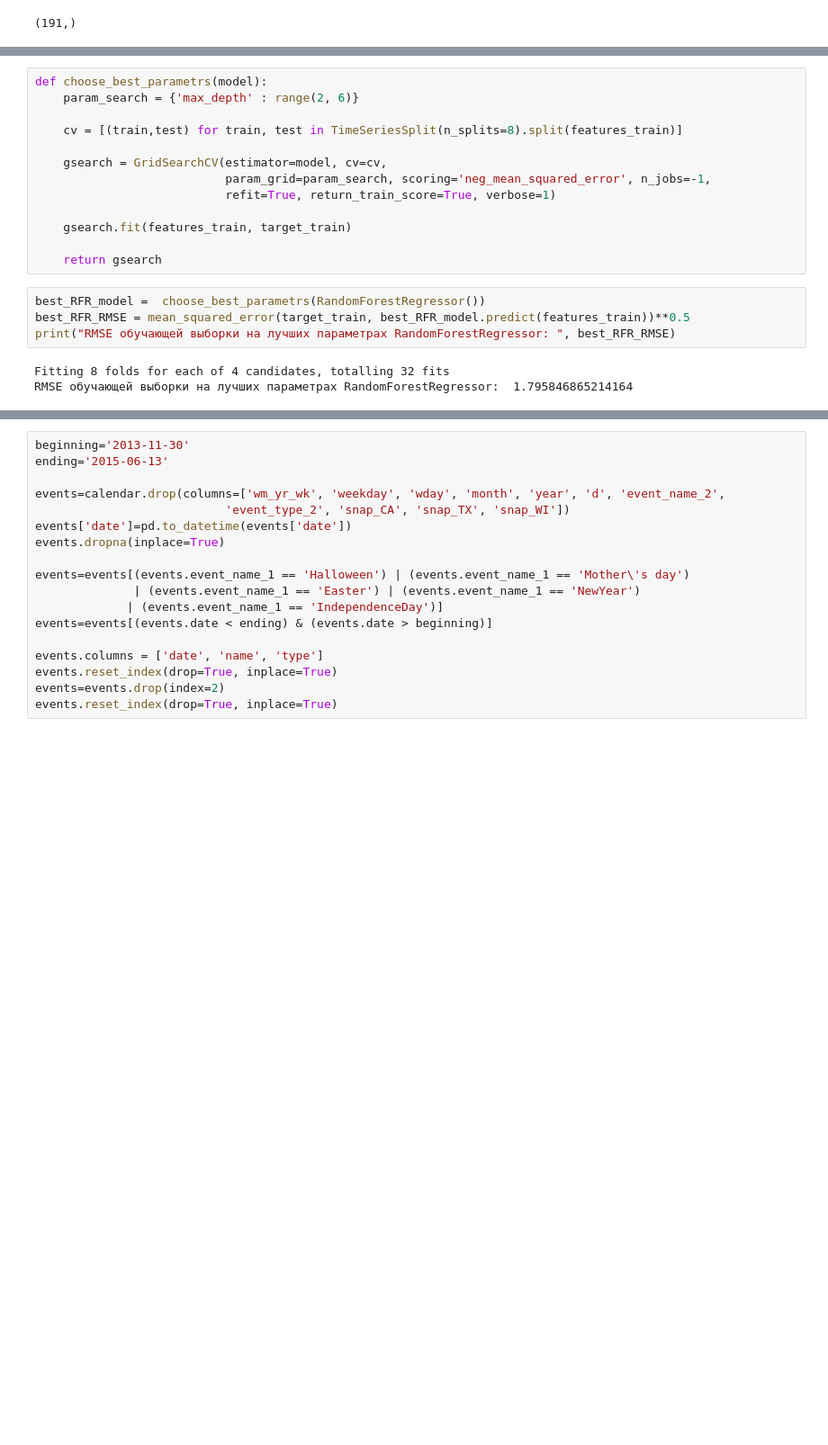
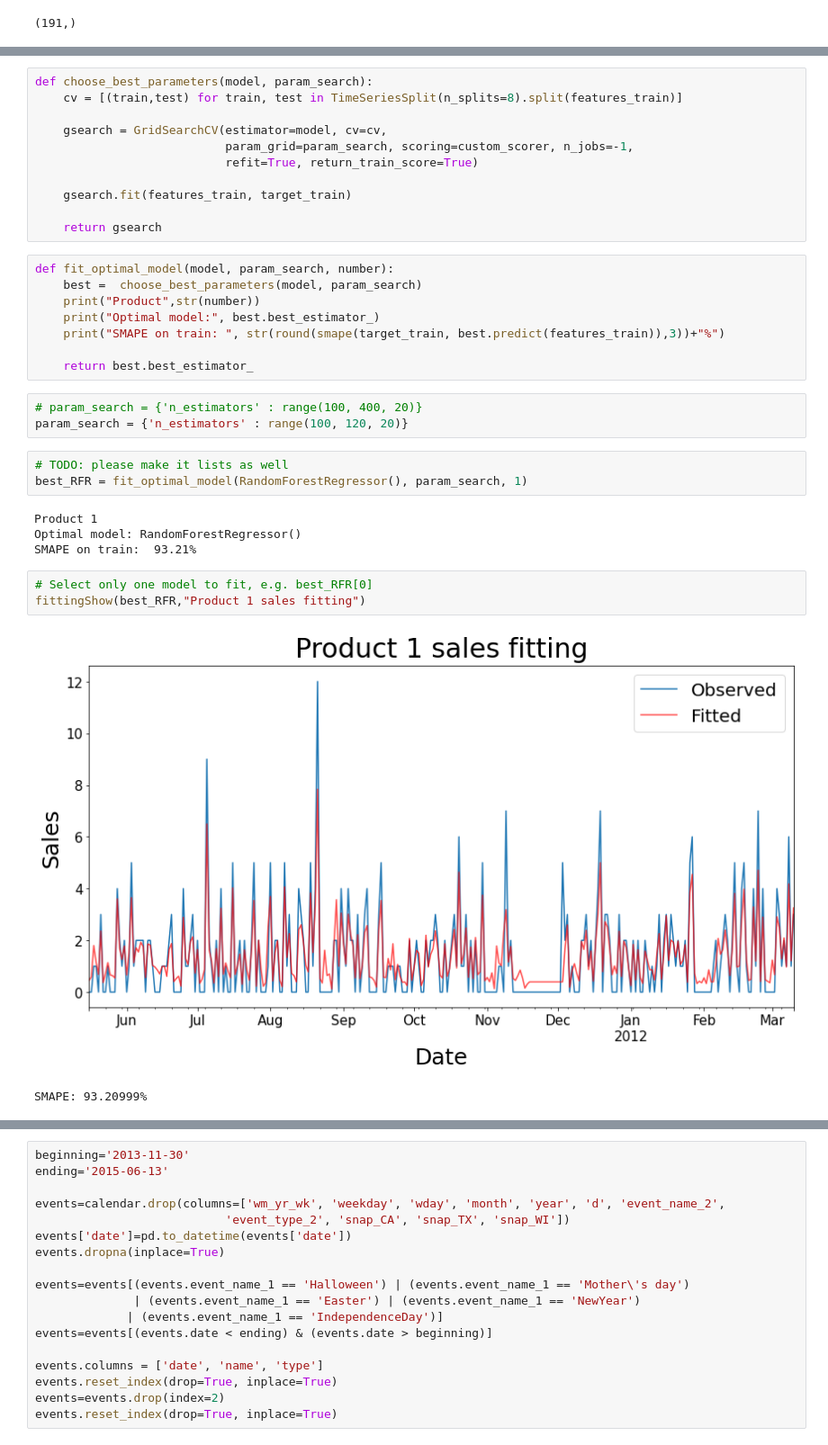
Before and after one commit to MolVlad/Data_Science_Skoltech_Coursework, a Jupyter notebook: Trees.ipynb, the cells around one changed output, grey strips where cells are left out. Shown at 90% size. Saved outputs shown, nothing was run; the diff lists cells and outputs as text; blank space fills up the shorter version.

Commit message:
Add model fitting to Trees.ipynb & Update README.md

```diff
--- a/Trees.ipynb
+++ b/Trees.ipynb
@@ -221,20 +240,35 @@ display(target_test.shape)
 # %%
-def choose_best_parametrs(model):
-    param_search = {'max_depth' : range(2, 6)}
-
+def choose_best_parameters(model, param_search):
     cv = [(train,test) for train, test in TimeSeriesSplit(n_splits=8).split(features_train)]
 
     gsearch = GridSearchCV(estimator=model, cv=cv,
-                           param_grid=param_search, scoring='neg_mean_squared_error', n_jobs=-1,
-                           refit=True, return_train_score=True, verbose=1)
+                           param_grid=param_search, scoring=custom_scorer, n_jobs=-1,
+                           refit=True, return_train_score=True)
 
     gsearch.fit(features_train, target_train)
 
     return gsearch
-# %%
-best_RFR_model =  choose_best_parametrs(RandomForestRegressor())
-best_RFR_RMSE = mean_squared_error(target_train, best_RFR_model.predict(features_train))**0.5
-print("RMSE обучающей выборки на лучших параметрах RandomForestRegressor: ", best_RFR_RMSE)
-# %% [output]
-Fitting 8 folds for each of 4 candidates, totalling 32 fits
-RMSE обучающей выборки на лучших параметрах RandomForestRegressor:  1.795846865214164
+# %%
+def fit_optimal_model(model, param_search, number):
+    best =  choose_best_parameters(model, param_search)
+    print("Product",str(number))
+    print("Optimal model:", best.best_estimator_)
+    print("SMAPE on train: ", str(round(smape(target_train, best.predict(features_train)),3))+"%")
+
+    return best.best_estimator_
+# %%
+# param_search = {'n_estimators' : range(100, 400, 20)}
+param_search = {'n_estimators' : range(100, 120, 20)}
+# %%
+# TODO: please make it lists as well
+best_RFR = fit_optimal_model(RandomForestRegressor(), param_search, 1)
+# %% [output]
+Product 1
+Optimal model: RandomForestRegressor()
+SMAPE on train:  93.21%
+# %%
+# Select only one model to fit, e.g. best_RFR[0]
+fittingShow(best_RFR,"Product 1 sales fitting")
+# %% [output]
+[figure, added]
+SMAPE: 93.20999%
```
Also changed, not shown: parts of 35 cells of this notebook, 1 other file.
